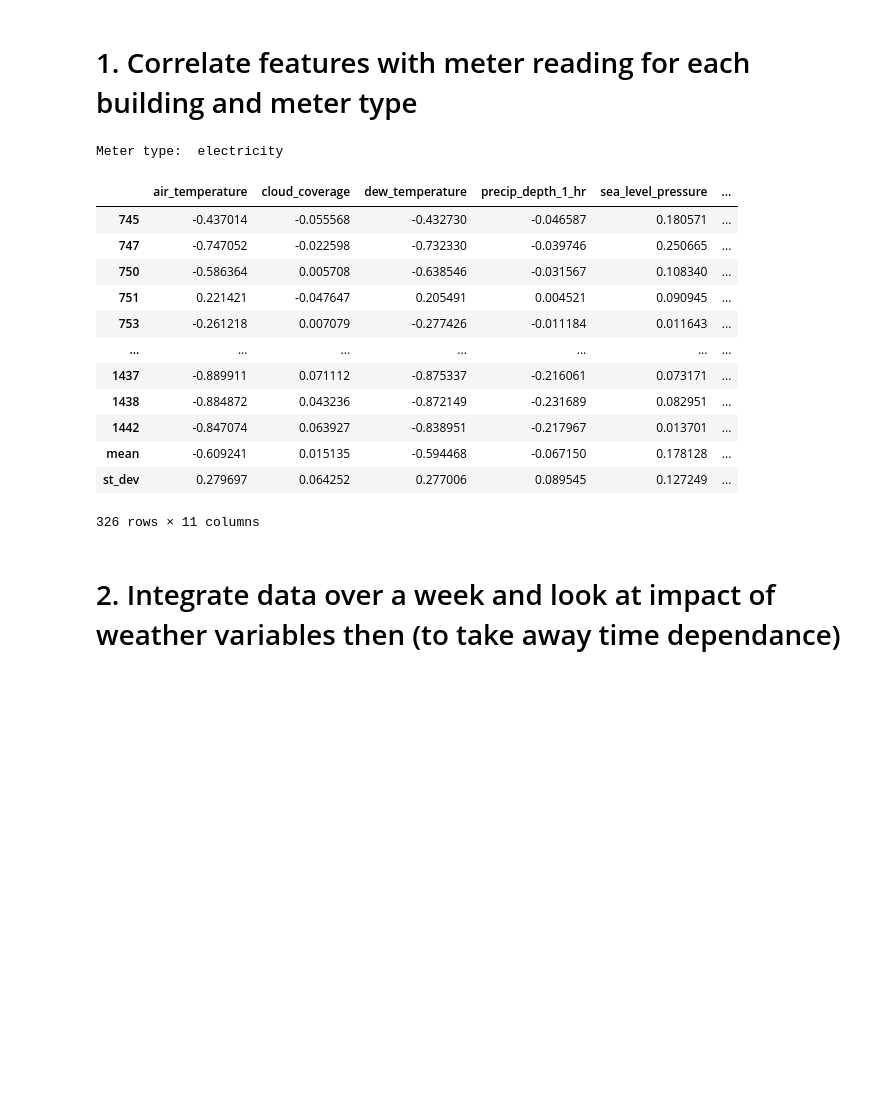
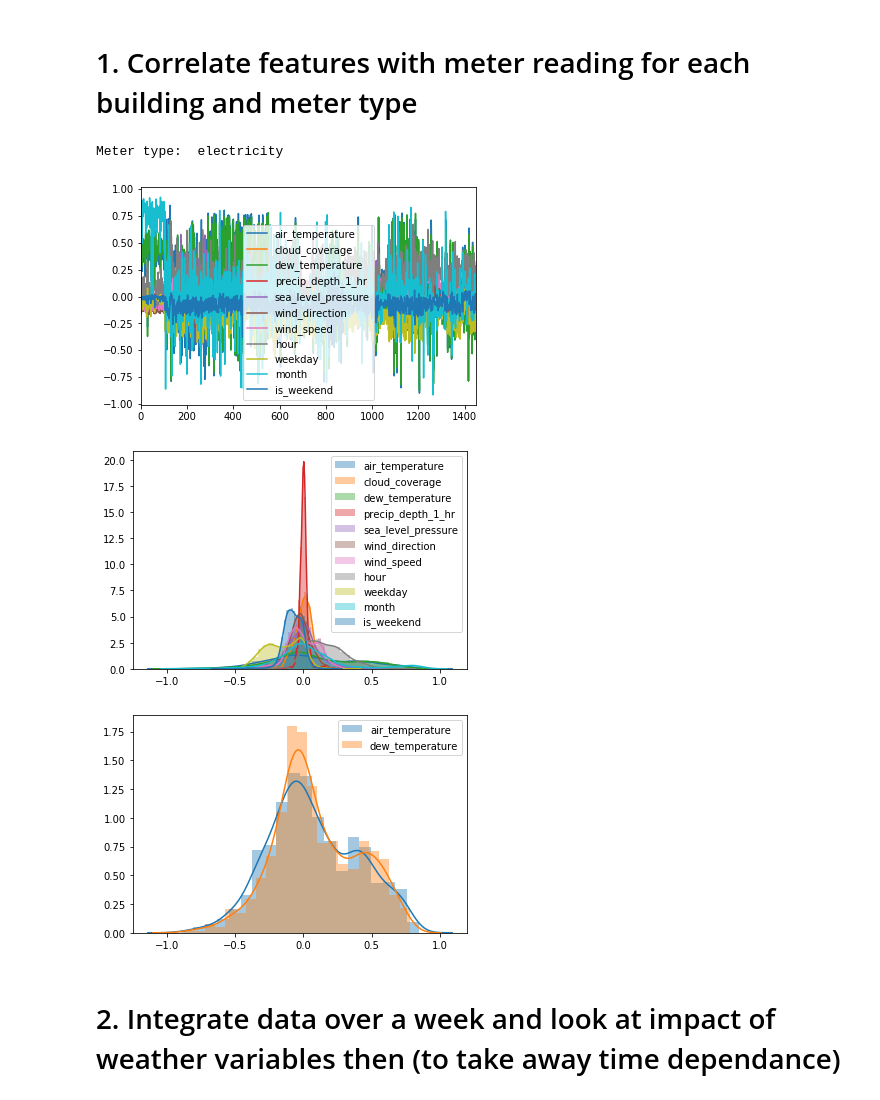
Before and after one commit to StephanieWillis/ASHRAE, a Jupyter notebook: ASHRAE_Kaggle_examine_correlations.ipynb, the cells around one changed output. Saved outputs shown, nothing was run; the diff lists cells and outputs as text; code cells hidden in the pictures; blank space fills up the shorter version.

Commit message:
Added plot functionality to examine correlations module. Changed get_data module to select, train, test or both.

```diff
--- a/ASHRAE_Kaggle_examine_correlations.ipynb
+++ b/ASHRAE_Kaggle_examine_correlations.ipynb
@@ -32,0 +11,3 @@ train_joined_data_dict['electricity'].head(100000)
+# %%
+#only train data needed here
+joined_data_dict = prep.get_joined_data(dataset_names=['train'])
@@ -32,0 +16,2 @@ train_joined_data_dict['electricity'].head(100000)
+# %%
+train_all_dict = joined_data_dict['train']
@@ -33,27 +41,15 @@ train_joined_data_dict['electricity'].head(100000)
 # %% [markdown]
 # 1. Correlate features with meter reading for each building and meter type
 # %%
-meter_types = const.METER_MAP.values()
 correlations = {}
-for meter_type in meter_types:
+for meter_type, train_all_df in train_all_dict.items():
     print("Meter type: ", meter_type)
-    correlations[meter_type] = exp.plot_correlations(train_joined_data_dict[meter_type])
-    exp.explore_correlations(correlations[meter_type])
+    correlations[meter_type] = exp.produce_correlation_df(train_all_df)
+    exp.plot_correlations(correlations[meter_type])
 # %% [output]
 Meter type:  electricity
+[figure, added]
+[figure, added]
+[figure, added]
 # %%
 correlations['steam']
-# %% [output]
-|  | air_temperature | cloud_coverage | dew_temperature | precip_depth_1_hr | sea_level_pressure | ... |
-| 745 | -0.437014 | -0.055568 | -0.432730 | -0.046587 | 0.180571 | ... |
-| 747 | -0.747052 | -0.022598 | -0.732330 | -0.039746 | 0.250665 | ... |
-| 750 | -0.586364 | 0.005708 | -0.638546 | -0.031567 | 0.108340 | ... |
-| 751 | 0.221421 | -0.047647 | 0.205491 | 0.004521 | 0.090945 | ... |
-| 753 | -0.261218 | 0.007079 | -0.277426 | -0.011184 | 0.011643 | ... |
-| ... | ... | ... | ... | ... | ... | ... |
-| 1437 | -0.889911 | 0.071112 | -0.875337 | -0.216061 | 0.073171 | ... |
-| 1438 | -0.884872 | 0.043236 | -0.872149 | -0.231689 | 0.082951 | ... |
-| 1442 | -0.847074 | 0.063927 | -0.838951 | -0.217967 | 0.013701 | ... |
-| mean | -0.609241 | 0.015135 | -0.594468 | -0.067150 | 0.178128 | ... |
-| st_dev | 0.279697 | 0.064252 | 0.277006 | 0.089545 | 0.127249 | ... |
-326 rows × 11 columns
```
Also changed, not shown: parts of 49 cells of this notebook, 3 other files.
